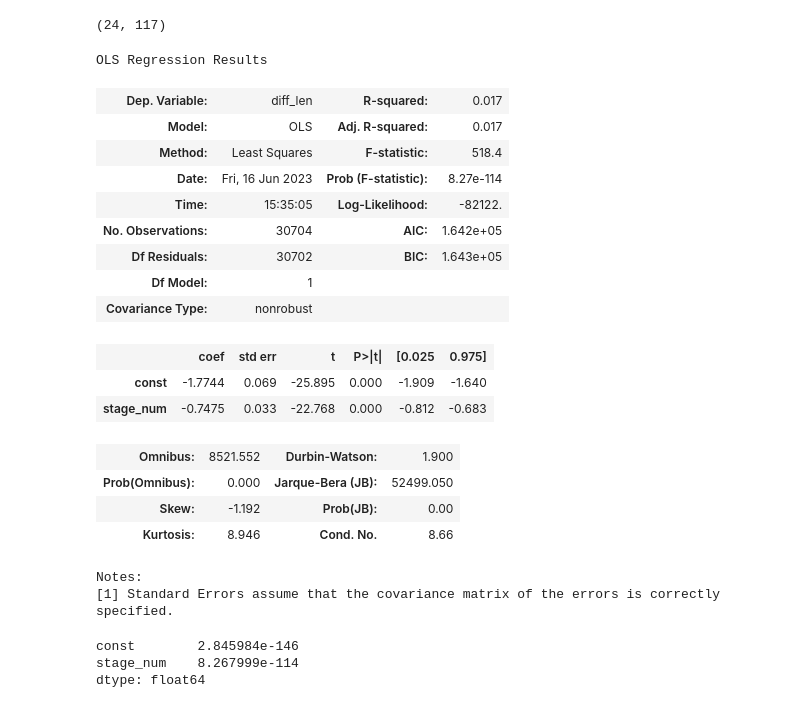
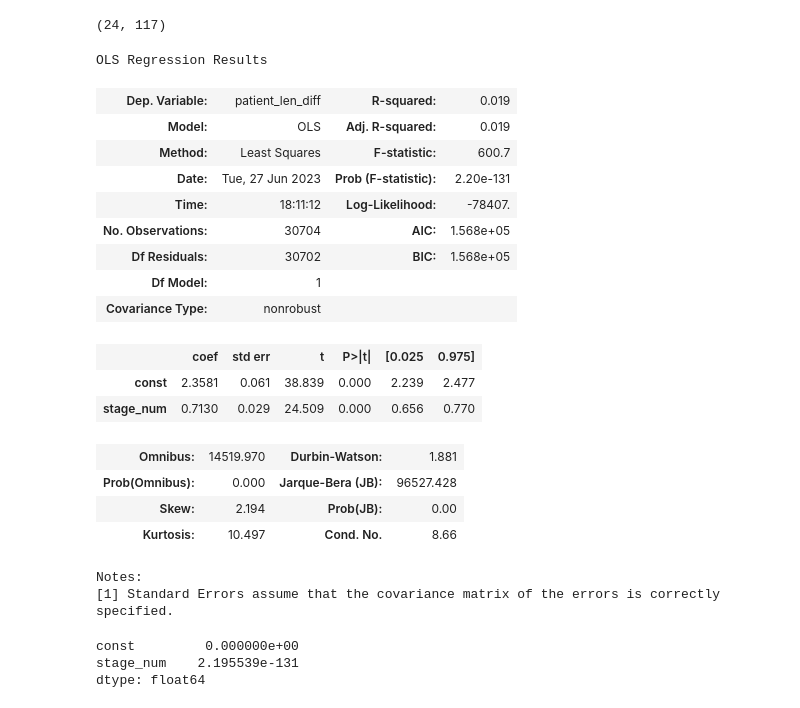
Before and after one commit to Garfieldfei/STR_CRC, a Jupyter notebook: stage/stage.ipynb, the cells around one changed output. Drawn from its saved outputs; the diff is of its cells as text; code cells hidden in the pictures.

```diff
--- a/stage/stage.ipynb
+++ b/stage/stage.ipynb
@@ -61,9 +56,6 @@ sns.boxplot(data = stage_info, x = "stage", y = "years_to_birth", order = ["stag
 # %%
 str_diff = pd.read_csv("./data/20230525_autosomal_mutations_only.csv")
 str_diff = str_diff.merge(stage_info, on = "patient")
-str_diff["allele_a_diff"] = str_diff["allele_a_tumor"] - str_diff["allele_a_healthy"]
-str_diff["allele_b_diff"] = str_diff["allele_b_tumor"] - str_diff["allele_b_healthy"]
-str_diff["diff_len"] = str_diff["allele_a_diff"] + str_diff["allele_b_diff"]
 # %%
 str_diff["stage"].value_counts()
 # %% [output]
@@ -80,33 +72,33 @@ msi_data["patient"].nunique(), mss_data["patient"].nunique()
 (24, 117)
 # %%
 x = msi_data["stage_num"]
-y = msi_data["diff_len"]
+y = msi_data["patient_len_diff"]
 x = sm.add_constant(x)
 model = sm.OLS(y, x).fit()
 model.summary()
 # %% [output]
 OLS Regression Results
-| Dep. Variable: | diff_len | R-squared: | 0.017 |
-| Model: | OLS | Adj. R-squared: | 0.017 |
-| Method: | Least Squares | F-statistic: | 518.4 |
-| Date: | Fri, 16 Jun 2023 | Prob (F-statistic): | 8.27e-114 |
-| Time: | 15:35:05 | Log-Likelihood: | -82122. |
-| No. Observations: | 30704 | AIC: | 1.642e+05 |
-| Df Residuals: | 30702 | BIC: | 1.643e+05 |
+| Dep. Variable: | patient_len_diff | R-squared: | 0.019 |
+| Model: | OLS | Adj. R-squared: | 0.019 |
+| Method: | Least Squares | F-statistic: | 600.7 |
+| Date: | Tue, 27 Jun 2023 | Prob (F-statistic): | 2.20e-131 |
+| Time: | 18:11:12 | Log-Likelihood: | -78407. |
+| No. Observations: | 30704 | AIC: | 1.568e+05 |
+| Df Residuals: | 30702 | BIC: | 1.568e+05 |
 | Df Model: | 1 |  |  |
 | Covariance Type: | nonrobust |  |  |
 |  | coef | std err | t | P>|t| | [0.025 | 0.975] |
-| const | -1.7744 | 0.069 | -25.895 | 0.000 | -1.909 | -1.640 |
-| stage_num | -0.7475 | 0.033 | -22.768 | 0.000 | -0.812 | -0.683 |
+| const | 2.3581 | 0.061 | 38.839 | 0.000 | 2.239 | 2.477 |
+| stage_num | 0.7130 | 0.029 | 24.509 | 0.000 | 0.656 | 0.770 |
-| Omnibus: | 8521.552 | Durbin-Watson: | 1.900 |
-| Prob(Omnibus): | 0.000 | Jarque-Bera (JB): | 52499.050 |
-| Skew: | -1.192 | Prob(JB): | 0.00 |
-| Kurtosis: | 8.946 | Cond. No. | 8.66 |
+| Omnibus: | 14519.970 | Durbin-Watson: | 1.881 |
+| Prob(Omnibus): | 0.000 | Jarque-Bera (JB): | 96527.428 |
+| Skew: | 2.194 | Prob(JB): | 0.00 |
+| Kurtosis: | 10.497 | Cond. No. | 8.66 |
 Notes:
 [1] Standard Errors assume that the covariance matrix of the errors is correctly specified.
 # %%
 model.pvalues
 # %% [output]
-const        2.845984e-146
-stage_num    8.267999e-114
+const         0.000000e+00
+stage_num    2.195539e-131
 dtype: float64
```
Also changed, not shown: parts of 5 cells of this notebook.
